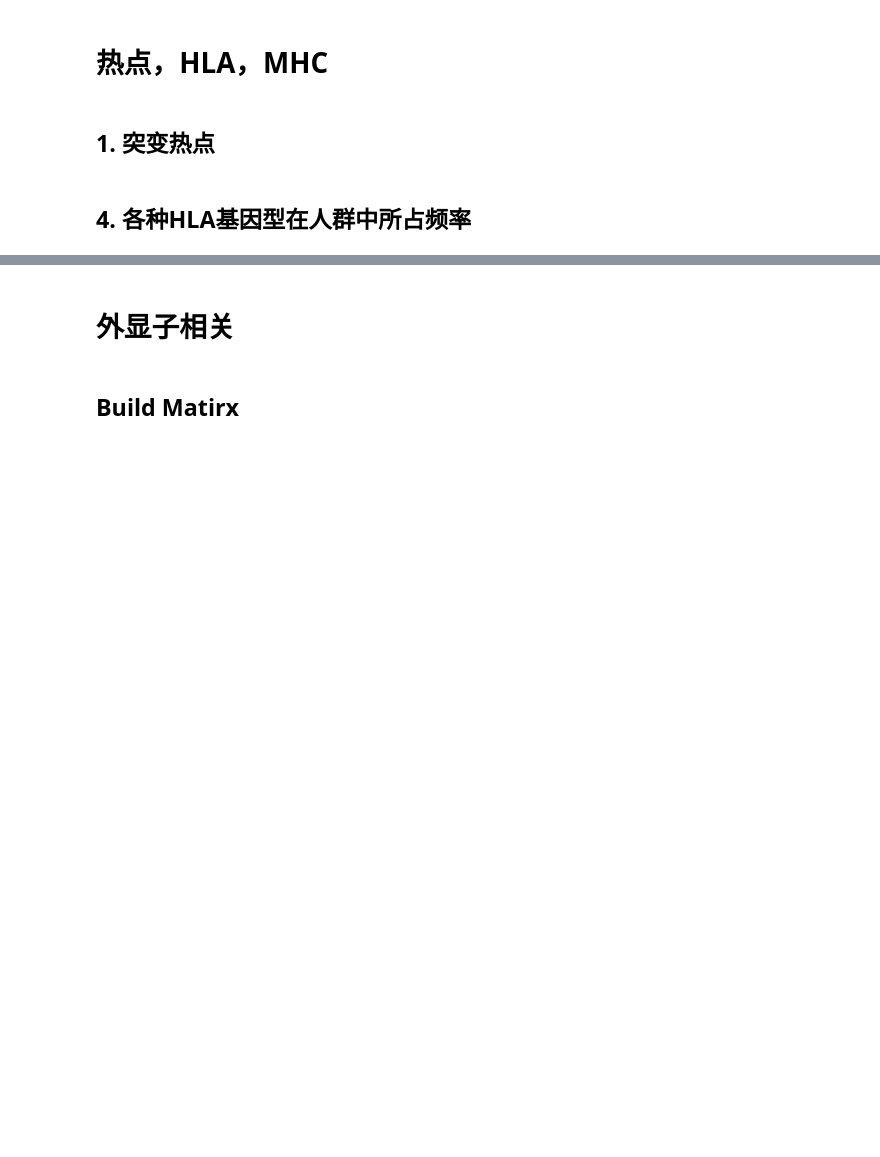
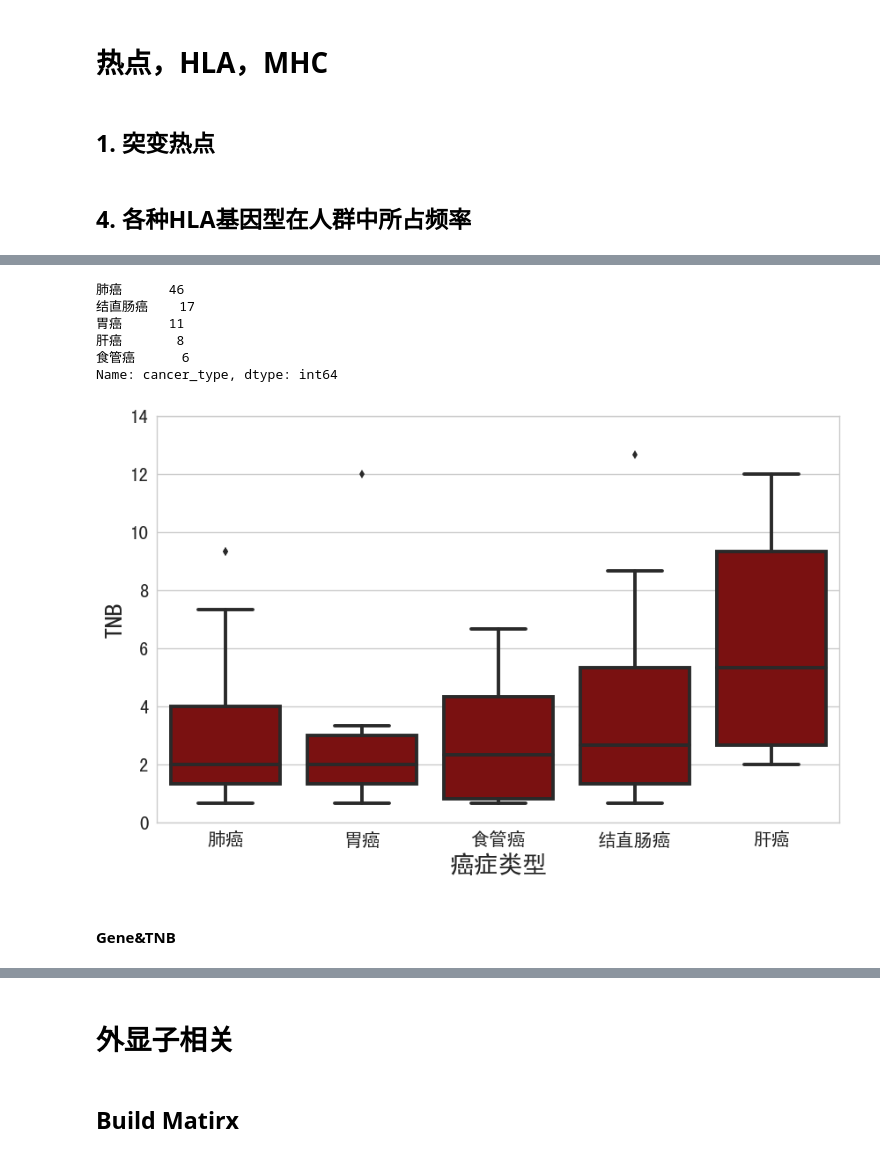
Before and after one commit to DanXu-git/myPyNotebookDisplay, a Jupyter notebook: nbs/YuceOne_Plus_stat-Count.ipynb, the cells around one changed output, grey strips where cells are left out. Saved outputs shown, nothing was run; the diff lists cells and outputs as text; code cells hidden in the pictures; blank space fills up the shorter version.

```diff
--- a/nbs/YuceOne_Plus_stat-Count.ipynb
+++ b/nbs/YuceOne_Plus_stat-Count.ipynb
@@ -175,11 +182,15 @@ mhc2 = sorted(mhc2.items(), key = lambda k:k[1], reverse=True)
 with open(mhc_outdir + '/MHC1', 'w') as f:
     f.write('Pos\tCount\tInfo\n')
     for k,v in mhc1:
-        info = " | ".join(mhc1_info[k].keys())
+        sort_info = sorted(mhc1_info[k].items(), key = lambda k:k[1], reverse=True)
+        info = [f'{k}({v})' for k,v in sort_info]
+        info = " | ".join(info)
         f.write("%s\t%d\t%s\n" %(k, v, info))
 
 with open(mhc_outdir + '/MHC2', 'w') as f:
     f.write('Pos\tCount\tInfo\n')
     for k,v in mhc2:
-        info = " | ".join(mhc2_info[k].keys())
+        sort_info = sorted(mhc2_info[k].items(), key = lambda k:k[1], reverse=True)
+        info = [f'{k}({v})' for k,v in sort_info]
+        info = " | ".join(info)
         f.write("%s\t%d\t%s\n" %(k, v, info))
@@ -185,0 +270,50 @@ with open(mhc_outdir + '/MHC2', 'w') as f:
+# %%
+mhc1 = defaultdict(list)
+for i in mhc1_files:
+    me = re.search(r'/([^/]+-VS-[^/]+)/', i)
+    pair_name = me.group(1)
+    with open(i, 'r') as f:
+        dic_pos = {}
+        for l in f:
+            if re.match('^NeoRank|None', l): continue
+            l = l.strip().split('\t')
+            pos = f'{l[9]}_{l[10]}'
+            if dic_pos.get(pos):
+                continue
+            dic_pos[pos] = 1
+            mhc1['pair'].append(pair_name)
+            mhc1['cancer_type'].append(dic_sample_cancer[pair_name])
+            mhc1['Count'].append(1)
+
+            #mhc1['Type'].append('MHC1')
+
+df_mhc = pd.DataFrame(mhc1, index=list(range(len(mhc1['pair']))))
+# %%
+most_ct = ['肺癌','肝癌','食管癌','胃癌','结直肠癌']
+f_ct_plot = df_mhc.groupby(['cancer_type', 'pair']).agg('sum').reset_index()
+f_ct_plot = f_ct_plot[f_ct_plot['cancer_type'].isin(most_ct)]
+f_ct_plot['Count'] = f_ct_plot['Count']/1.5
+num_od = f_ct_plot.groupby('cancer_type').agg(np.median).sort_values('Count').index
+# %%
+f_ct_plot.cancer_type.value_counts()
+# %% [output]
+肺癌      46
+结直肠癌    17
+胃癌      11
+肝癌       8
+食管癌      6
+Name: cancer_type, dtype: int64
+# %%
+f,ax = plt.subplots(figsize=(10,6))
+sns.set(style="whitegrid", font='simhei')
+sns.boxplot(data=f_ct_plot, x='cancer_type', y='Count', color='darkred', linewidth=2.8,
+            order=num_od, ax=ax)
+ax.set_xlabel(u'癌症类型', fontsize=20)
+ax.set_ylabel('TNB', fontsize=20)
+ax.tick_params(labelsize=15)
+ax.set_ylim(0,14)
+plt.savefig('/mnt/cfs/med18b/med_rd/danxu/History_Stat/YuceOne_Plus/stat_output/imgs/ct_TNB.png', dpi=100 ,bbox_inches='tight')
+# %% [output]
+[figure, added]
+# %% [markdown]
+#### Gene&TNB
```
Also changed, not shown: parts of 33 cells of this notebook.
